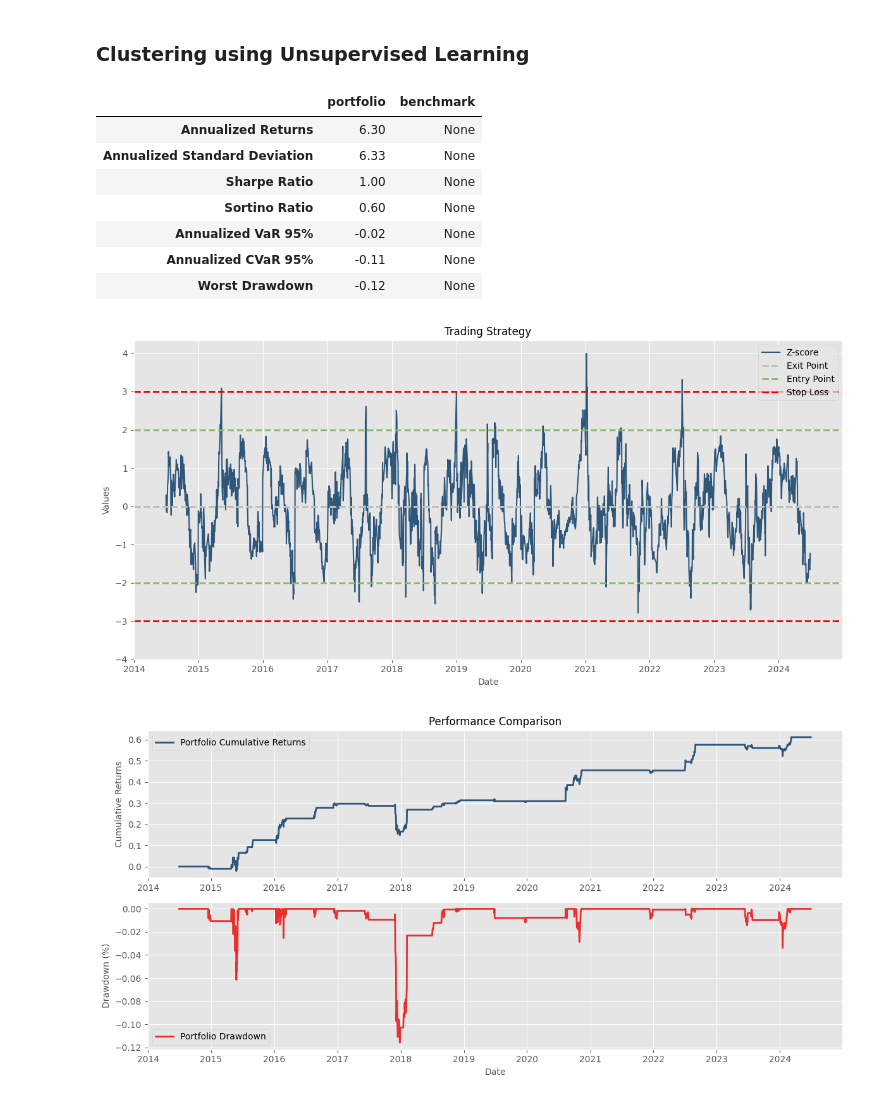
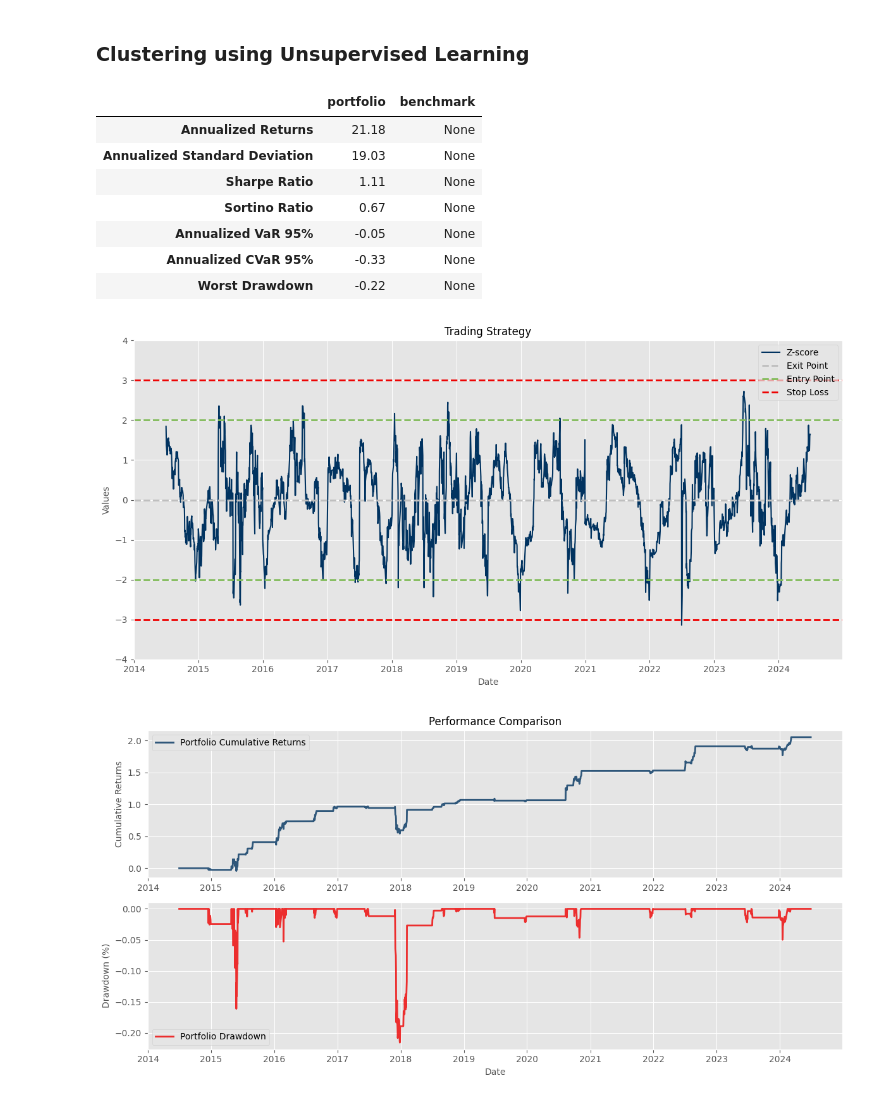
Before and after one commit to Maurice-1008/Pair_code, a Jupyter notebook: main.ipynb, the cells around one changed output. Saved outputs shown, nothing was run; the diff lists cells and outputs as text; code cells hidden in the pictures.

```diff
--- a/main.ipynb
+++ b/main.ipynb
@@ -353,7 +353,7 @@ class Backtest:
 
         weight = self._hedge_ratio / np.sum(self._hedge_ratio)
         # return np.round(weight, 2)  # 直接用調整項的係數有時造成槓桿過大 (尤其是投資組合有多有空時)
-        return np.round(weight/sum(abs(weight)), 2)*1  # 按照比例調整成1倍槓桿
+        return np.round(weight/sum(abs(weight)), 2)*3  # 按照比例調整成1倍槓桿
 
     def spread(self):
         """
@@ -871,43 +861,43 @@ for i in range(1, len(inSample)+1):
 
 # concatenate all DataFrames into a single DataFrame
 weights = pd.concat(weights.values(), axis = 0)  # 每組投資組合及權重
 zscore = pd.concat(zscore.values(), axis = 0)
 signal = pd.concat(signal.values(), axis = 0)
 portfolio = pd.concat(portfolio.values(), axis = 0)  # 日報酬
 
 ### Plot z-score and signals
 plt.figure(figsize=(12, 6))
 
-plt.plot(strategy.index, strategy.iloc[:,0], label='Z-score', color='#013360', linewidth=1.5, alpha=0.8)
+plt.plot(zscore.index, zscore.iloc[:,0], label='Z-score', color='#013360', linewidth=1.5)
 plt.axhline(y=-exit_point, color='#bfbfbf', linestyle='--', linewidth=2, label='Exit Point')
 plt.axhline(y=exit_point, color='#bfbfbf', linestyle='--', linewidth=2)
 plt.axhline(y=-entry_point, color='#83bc5c', linestyle='--', linewidth=2, label='Entry Point')
 plt.axhline(y=entry_point, color='#83bc5c', linestyle='--', linewidth=2)
 plt.axhline(y=-stop_loss, color='#ee0000', linestyle='--', linewidth=2, label='Stop Loss')
 plt.axhline(y=stop_loss, color='#ee0000', linestyle='--', linewidth=2)
 
 # Formatting
 plt.yticks(np.arange(-4, 5, 1))  # Tick settings
 plt.title("Trading Strategy", fontsize=12)
 plt.xlabel('Date', fontsize=10)
 plt.ylabel('Values', fontsize=10)
 plt.legend(loc='best', framealpha=0.7)
 plt.tight_layout()  # Optimize layout
 
 performance = Performance(portfolio = portfolio)
 performance.plot_performance()
 performance.summary_table()
 # %% [output]
 |  | portfolio | benchmark |
-| Annualized Returns | 6.30 | None |
-| Annualized Standard Deviation | 6.33 | None |
-| Sharpe Ratio | 1.00 | None |
-| Sortino Ratio | 0.60 | None |
-| Annualized VaR 95% | -0.02 | None |
-| Annualized CVaR 95% | -0.11 | None |
-| Worst Drawdown | -0.12 | None |
+| Annualized Returns | 21.18 | None |
+| Annualized Standard Deviation | 19.03 | None |
+| Sharpe Ratio | 1.11 | None |
+| Sortino Ratio | 0.67 | None |
+| Annualized VaR 95% | -0.05 | None |
+| Annualized CVaR 95% | -0.33 | None |
+| Worst Drawdown | -0.22 | None |
-[figure, old version]
+[figure, new version]
-[figure, old version]
+[figure, new version]
 # %%
 portfolio.to_csv('Portfolio_Return.csv', index=True)
 weights.to_csv('Portfolio_Weights.csv', index=True)
```
Also changed, not shown: parts of 1 cell of this notebook.
